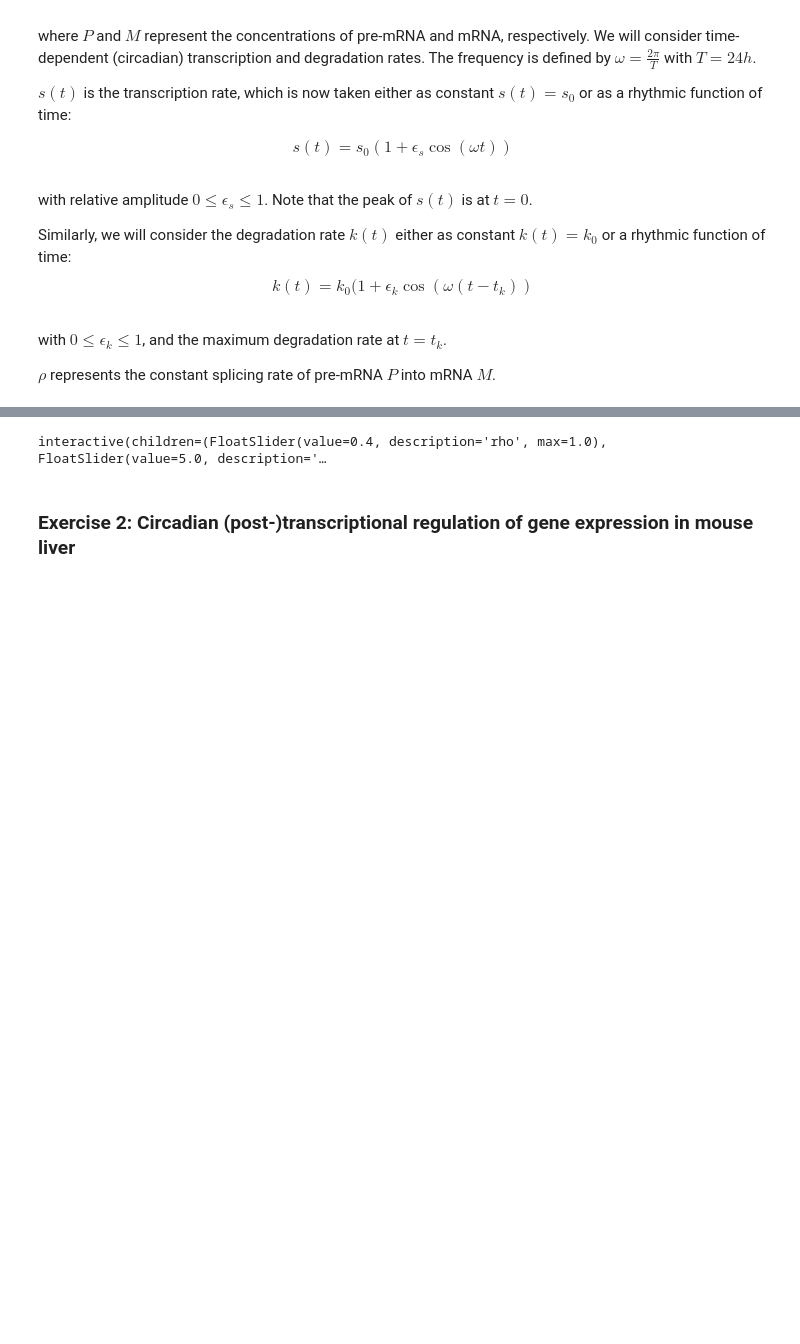
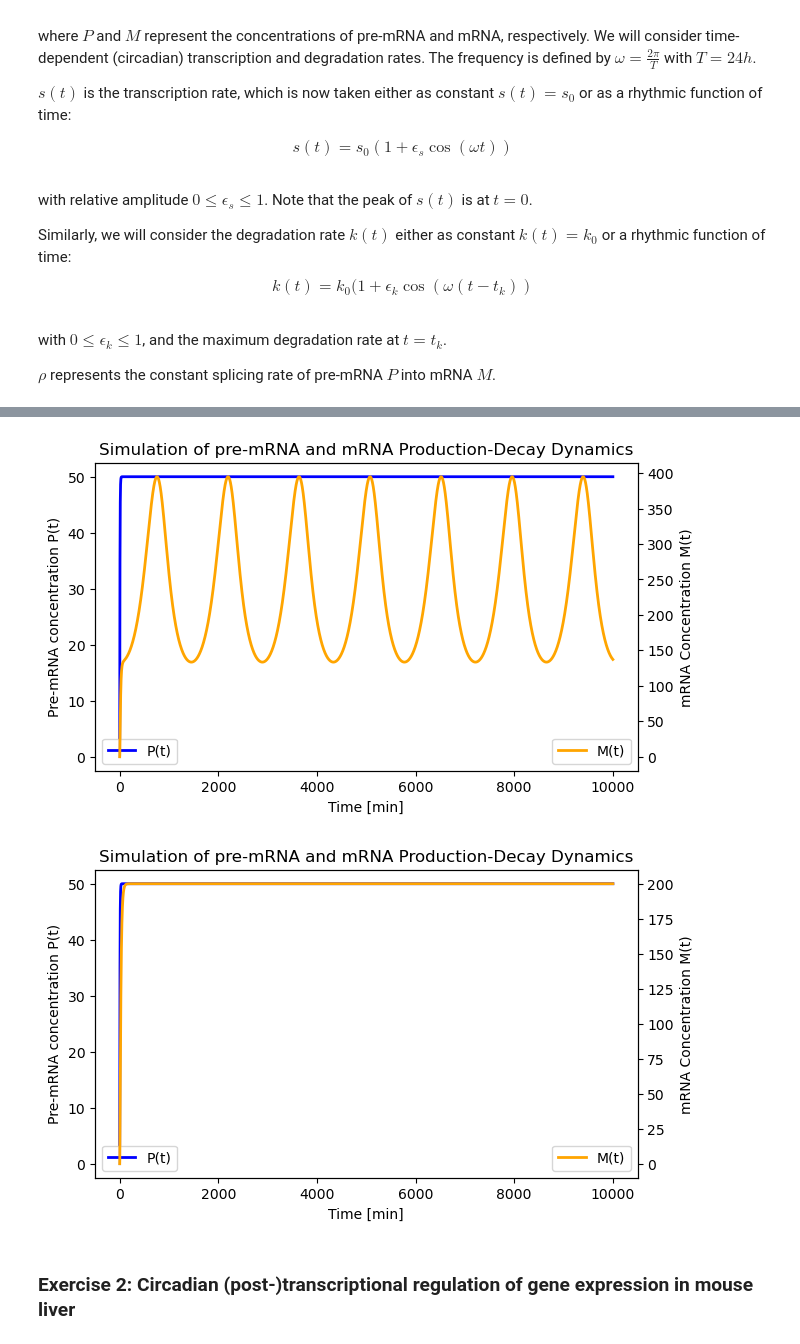
Before and after one commit to morri4shao/Genome-to-Function-class-project3, a Jupyter notebook: Exercise_Week11_12_B_final_FN.ipynb, the cells around one changed output, grey strips where cells are left out. Drawn from its saved outputs; the diff is of its cells as text; code cells hidden in the pictures; blank space fills up the shorter version.

```diff
--- a/Exercise_Week11_12_B_final_FN.ipynb
+++ b/Exercise_Week11_12_B_final_FN.ipynb
@@ -163,19 +191,16 @@ def animate(initial_conditions, time, rho=0.4, s0=5, es=1, k0=0.05, ek=1, tk=0.5
 # %%
 # Define initial conditions and time intervals for the simulation
-initial_conditions = [0, 0] #[P, M, G]
-time = np.linspace(0, 3000, 10001)
+initial_conditions = [0, 0] #[P, M]
+time = np.linspace(0, 10000, 10001)
 
-interact(animate,
-         initial_conditions=fixed(initial_conditions),
-         time=fixed(time),
-        rho=(0, 1, 0.1),
-        s0=(0, 10, 0.1),
-        es=(0, 1, 0.1),
-        k0=(1/500,1/2,1/1000),
-        ek=(0, 1, 0.1),
-        tk=(0, 1, 0.1));
+parameters_bigdelay = {'rho':0.2, 's0':10, 'es':0, 'k0':0.05, 'ek':0.5, 'tk':0}
+simulation(production_decay_ode, parameters_bigdelay, initial_conditions, time)
+
+parameters_bigdelay = {'rho':0.2, 's0':10, 'es':0, 'k0':0.05, 'ek':0, 'tk':0}
+simulation(production_decay_ode, parameters_bigdelay, initial_conditions, time)
 # %% [output]
-interactive(children=(FloatSlider(value=0.4, description='rho', max=1.0), FloatSlider(value=5.0, description='…
+[figure, added]
+[figure, added]
 # %% [markdown]
 ### Exercise 2: Circadian (post-)transcriptional regulation of gene expression in mouse liver
 # %% [markdown]
```
Also changed, not shown: parts of 16 cells of this notebook, 1 other file.
